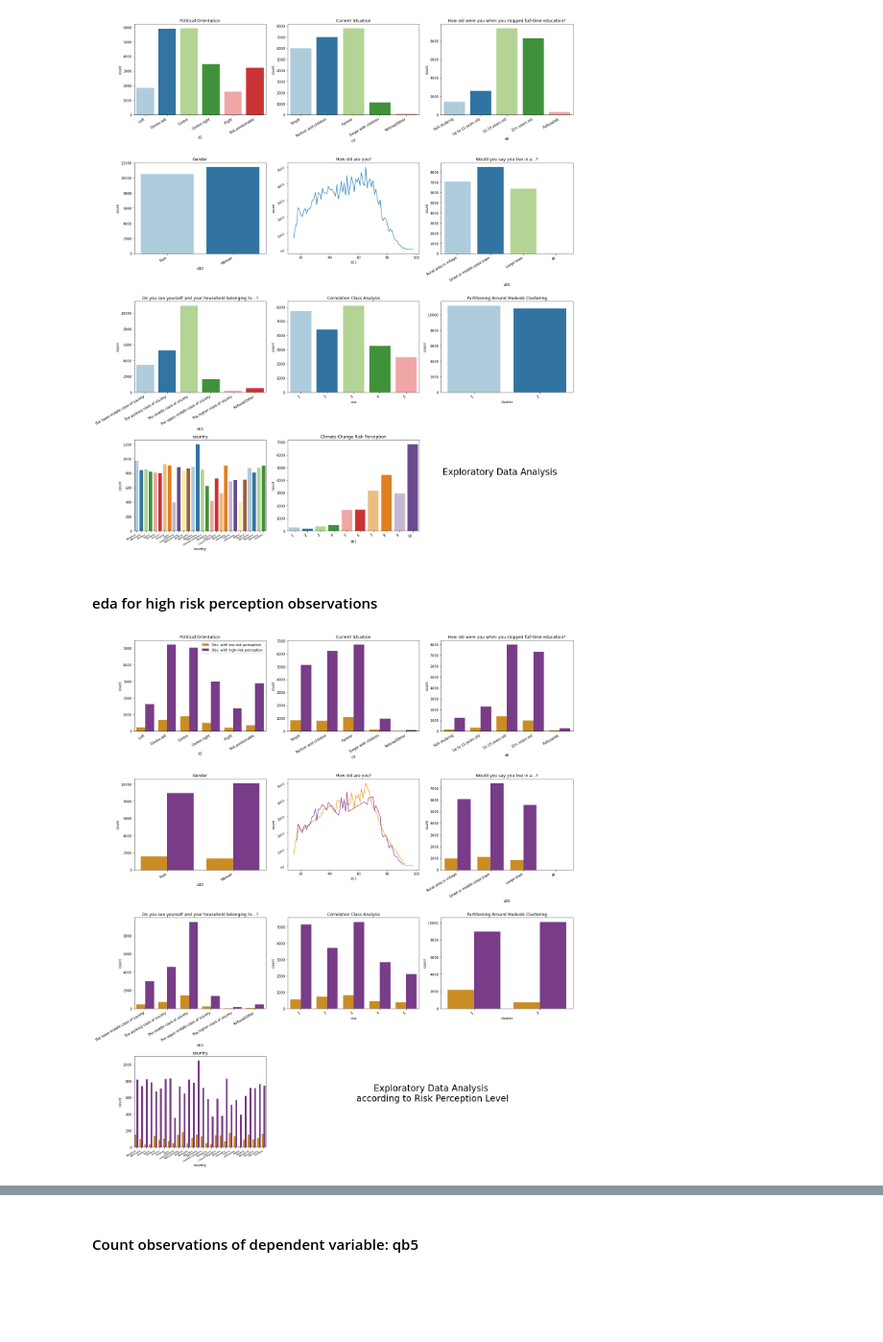
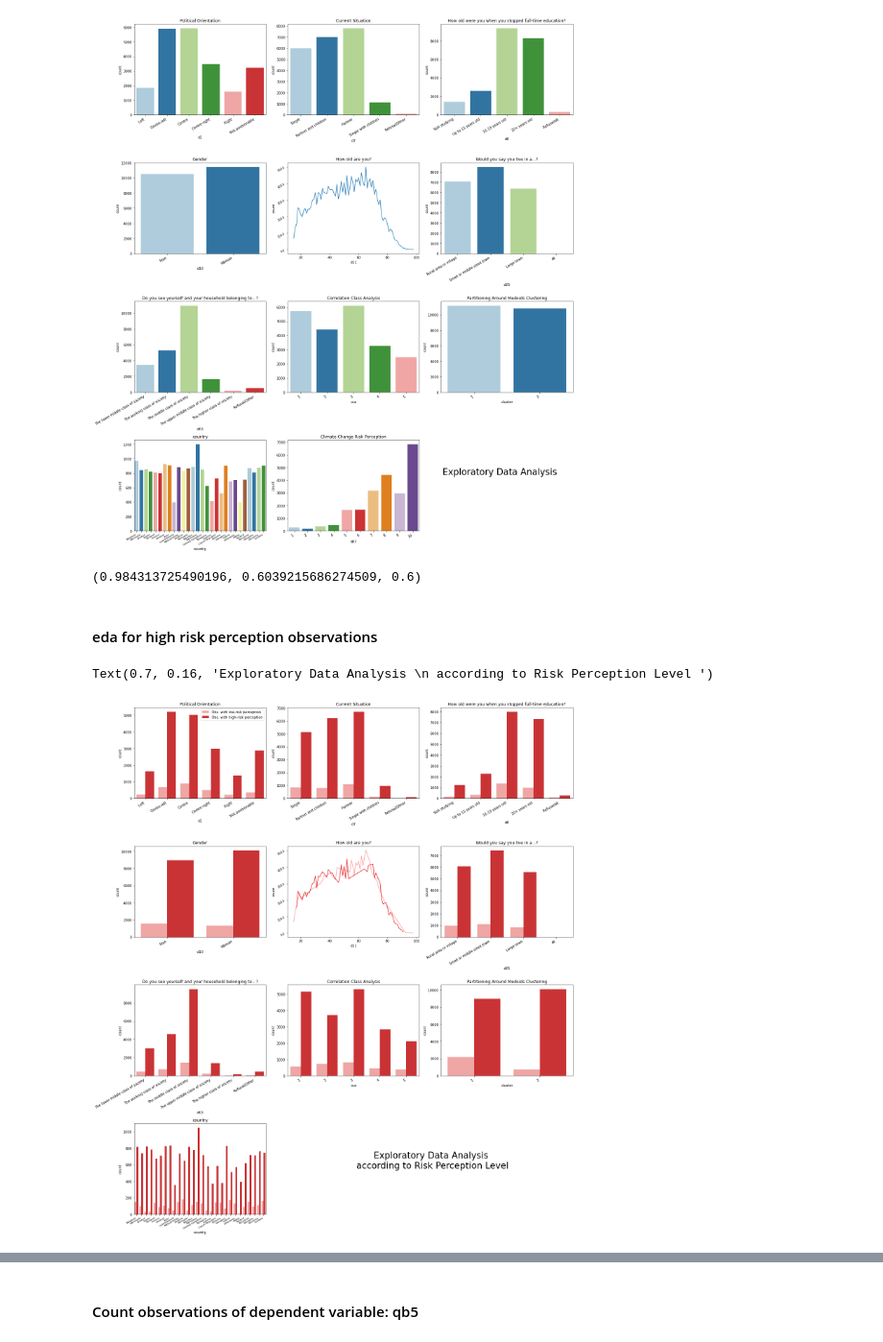
Before and after one commit to claudiagiuspoli/pro-environmental-behaviour, a Jupyter notebook: data viz.ipynb, the cells around one changed output, grey strips where cells are left out. Shown at 96% size. Saved outputs shown, nothing was run; the diff lists cells and outputs as text; code cells hidden in the pictures; blank space fills up the shorter version.

```diff
--- a/data viz.ipynb
+++ b/data viz.ipynb
@@ -68,54 +68,60 @@ f.suptitle('Exploratory Data Analysis ', fontsize = 26, x = 0.84, y = 0.16)
 f.savefig("eda.png")
 # %% [output]
 [figure]
+# %%
+sns.color_palette("Paired")[4]
+# %% [output]
+(0.984313725490196, 0.6039215686274509, 0.6)
 # %% [markdown]
 #### eda for high risk perception observations
 # %%
 f, axes = plt.subplots(4, 3, figsize=(20, 22))
-sns.countplot(x=df['d1'],hue=df['Risk Percepetion Level'], palette="CMRmap_r", order=['Left','Centre-left','Centre','Centre-right','Right','Not positionable'],ax= axes[0, 0]).set_title('Political Orientation')
+color = [sns.color_palette("Paired")[4], sns.color_palette("Paired")[5]]
+sns.countplot(x=df['d1'],hue=df['Risk Percepetion Level'], palette=color, order=['Left','Centre-left','Centre','Centre-right','Right','Not positionable'],ax= axes[0, 0]).set_title('Political Orientation')
 axes[0,0].set_xticklabels(axes[0,0].get_xticklabels(),rotation=30, ha="right",fontsize = 10)
-sns.countplot(x=df['d7'],hue=df['Risk Percepetion Level'], palette="CMRmap_r",ax= axes[0, 1]).set_title('Current Situation')
+sns.countplot(x=df['d7'],hue=df['Risk Percepetion Level'], palette=color,ax= axes[0, 1]).set_title('Current Situation')
 axes[0,1].set_xticklabels(axes[0,1].get_xticklabels(),rotation=30, ha="right",fontsize = 10)
-sns.countplot(x=df['d8'],hue=df['Risk Percepetion Level'], palette="CMRmap_r",ax= axes[0, 2],order=['Still studying','Up to 15 years old','16-19 years old','20+ years old','Refusal/dk']).set_title('How old were you when you stopped full-time education?')
+sns.countplot(x=df['d8'],hue=df['Risk Percepetion Level'], palette=color,ax= axes[0, 2],order=['Still studying','Up to 15 years old','16-19 years old','20+ years old','Refusal/dk']).set_title('How old were you when you stopped full-time education?')
 axes[0,2].set_xticklabels(axes[0,2].get_xticklabels(),rotation=30, ha="right",fontsize = 10)
-sns.countplot(x=df['d10'],hue=df['Risk Percepetion Level'], palette="CMRmap_r",ax= axes[1, 0]).set_title('Gender')
+sns.countplot(x=df['d10'],hue=df['Risk Percepetion Level'], palette=color,ax= axes[1, 0]).set_title('Gender')
 axes[1,0].set_xticklabels(axes[1,0].get_xticklabels(),rotation=30, ha="right",fontsize = 10)
 age = df.groupby('d11').count().reset_index()
-sns.lineplot(x=age['d11'], y = age['qb2'],hue=df['Risk Percepetion Level'], palette="CMRmap_r",ax= axes[1, 1]).set_title('How old are you?')
+sns.lineplot(x=age['d11'], y = age['qb2'],hue=df['Risk Percepetion Level'], palette=color,ax= axes[1, 1]).set_title('How old are you?')
 axes[1,1].set(ylabel='count')
 axes[1,1].set_yticklabels(axes[1,1].get_yticks(), size = 8,rotation=30, ha="right")
 
-sns.countplot(x=df['d25'],hue=df['Risk Percepetion Level'], palette="CMRmap_r",ax= axes[1, 2],order=['Rural area or village','Small or middle sized town','Large town','dk']).set_title('Would you say you live in a...?')
+sns.countplot(x=df['d25'],hue=df['Risk Percepetion Level'], palette=color,ax= axes[1, 2],order=['Rural area or village','Small or middle sized town','Large town','dk']).set_title('Would you say you live in a...?')
 axes[1,2].set_xticklabels(axes[1,2].get_xticklabels(),rotation=30, ha="right",fontsize = 10)
-sns.countplot(x=df['d63'],hue=df['Risk Percepetion Level'], palette="CMRmap_r",ax= axes[2, 0],order=['The lower middle class of society','The working class of society','The middle class of society','The upper middle class of society', 'The higher class of society', 'Refusal/Other']).set_title('Do you see yourself and your household belonging to…?')
+sns.countplot(x=df['d63'],hue=df['Risk Percepetion Level'], palette=color,ax= axes[2, 0],order=['The lower middle class of society','The working class of society','The middle class of society','The upper middle class of society', 'The higher class of society', 'Refusal/Other']).set_title('Do you see yourself and your household belonging to…?')
 axes[2,0].set_xticklabels(axes[2,0].get_xticklabels(),rotation=30, ha="right",fontsize = 10)
-sns.countplot(x=df['cca'],hue=df['Risk Percepetion Level'], palette="CMRmap_r",ax= axes[2, 1]).set_title('Correlation Class Analysis')
+sns.countplot(x=df['cca'],hue=df['Risk Percepetion Level'], palette=color,ax= axes[2, 1]).set_title('Correlation Class Analysis')
 axes[2,1].set_xticklabels(axes[2,1].get_xticklabels(),rotation=30, ha="right",fontsize = 10)
-sns.countplot(x=df['cluster'],hue=df['Risk Percepetion Level'], palette="CMRmap_r",ax= axes[2, 2]).set_title('Partitioning Around Medoids Clustering')
+sns.countplot(x=df['cluster'],hue=df['Risk Percepetion Level'], palette=color,ax= axes[2, 2]).set_title('Partitioning Around Medoids Clustering')
 axes[2,2].set_xticklabels(axes[2,2].get_xticklabels(),rotation=30, ha="right",fontsize = 10)
-sns.countplot(x=df['country'],hue=df['Risk Percepetion Level'], palette="CMRmap_r",ax= axes[3, 0]).set_title('country')
+sns.countplot(x=df['country'],hue=df['Risk Percepetion Level'], palette=color,ax= axes[3, 0]).set_title('country')
 axes[3,0].set_xticklabels(axes[3,0].get_xticklabels(),rotation=30, ha="right",fontsize = 7.8)
 #sns.countplot(x=df['qb2'],hue=df['risk percepetion'], palette="Set3",ax= axes[3, 1]).set_title('Climate Change Risk Perception')
 #axes[3,1].set_xticklabels(axes[3,1].get_xticklabels(),rotation=30, ha="right",fontsize = 10)
 axes[0,0].legend(loc = 'best')
 #axes[0,0].get_legend().remove()
 axes[0,1].get_legend().remove()
 axes[0,2].get_legend().remove()
 axes[1,0].get_legend().remove()
 axes[1,1].get_legend().remove()
 axes[1,2].get_legend().remove()
 
 axes[2,0].get_legend().remove()
 axes[2,1].get_legend().remove()
 axes[2,2].get_legend().remove()
 axes[3,0].get_legend().remove()
 
 
 
 f.delaxes(axes[3,2]) #The indexing is zero-based here
 f.delaxes(axes[3,1])
 plt.tight_layout()
 f.suptitle('Exploratory Data Analysis \n according to Risk Perception Level ', fontsize = 26, x = 0.70, y = 0.16)
-f.savefig("eda2.png")
+#f.savefig("eda2.png")
 # %% [output]
+Text(0.7, 0.16, 'Exploratory Data Analysis \n according to Risk Perception Level ')
-[figure, old version]
+[figure, new version]
```
Also changed, not shown: parts of 2 cells of this notebook, 3 other files.
